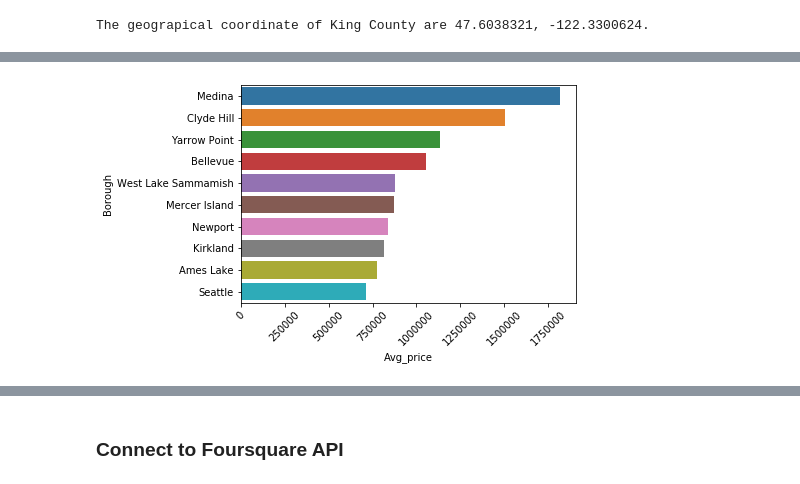
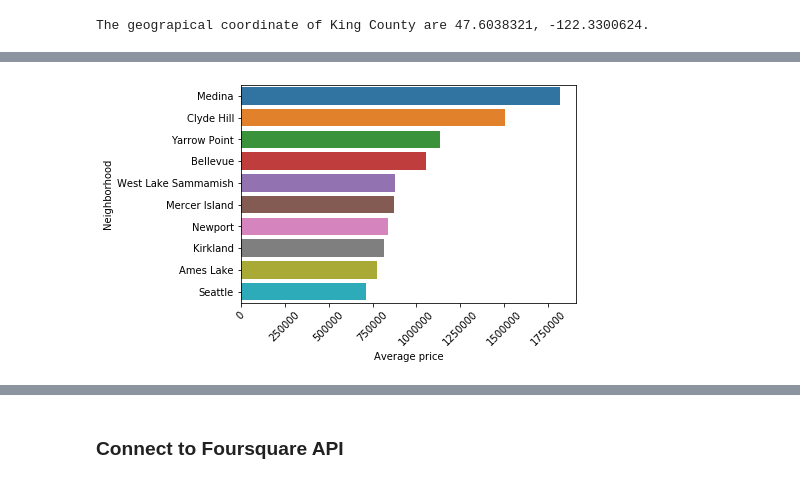
Before and after one commit to MichaelDarmoutomo/Coursera_Capstone, a Jupyter notebook: Final_project_v2.ipynb, the cells around one changed output, grey strips where cells are left out. Drawn from its saved outputs; the diff is of its cells as text; code cells hidden in the pictures.

```diff
--- a/Final_project_v2.ipynb
+++ b/Final_project_v2.ipynb
@@ -165,11 +165,13 @@ df_avg_count_restr
 # %%
 df_avg_price_sort10 = df_avg_count_restr.sort_values('Avg_price', ascending=False).head(10)
 ax = sns.barplot(y='Borough', x='Avg_price', data = df_avg_price_sort10)
 for price in ax.get_xticklabels():
     price.set_rotation(45)
+ax.set_xlabel('Average price')
+ax.set_ylabel('Neighborhood')
 plt.show()
 # %% [output]
-[figure, old version]
+[figure, new version]
 # %%
 df_avg_price_sort10
 # %% [output]
```
Also changed, not shown: parts of 16 cells of this notebook.
